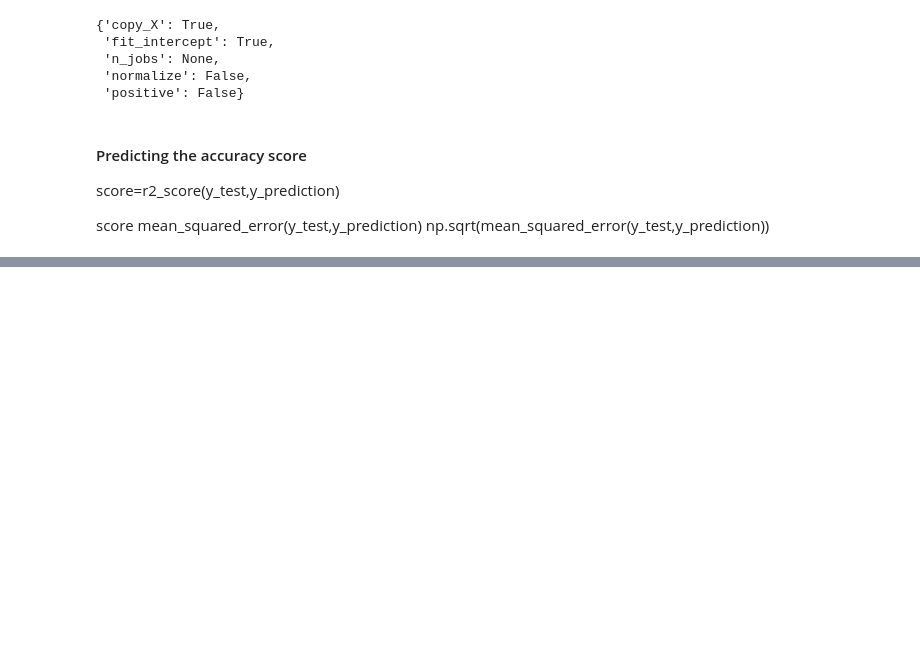
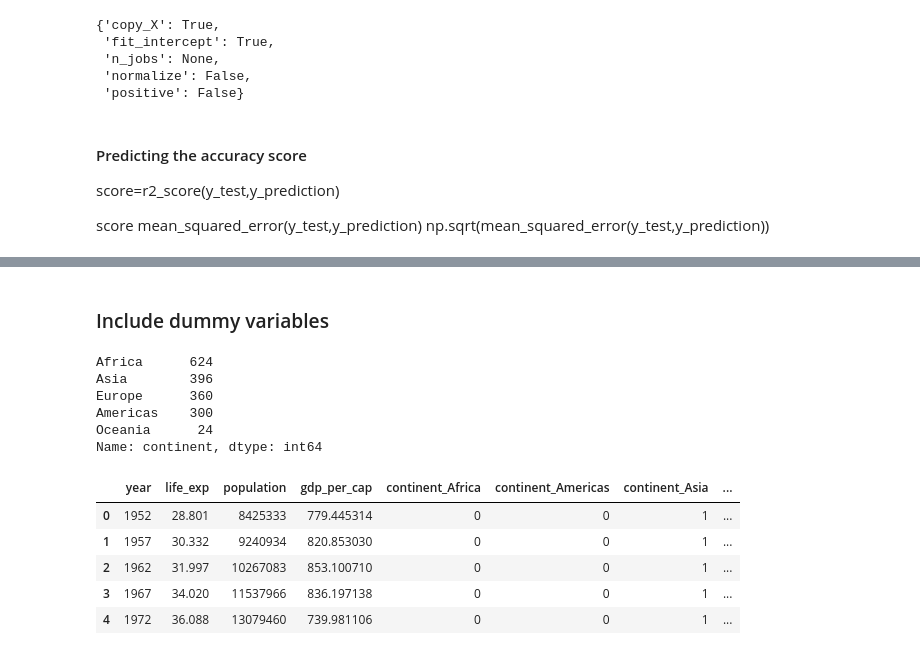
Before and after one commit to annesteinbach/supervised_learning_implementation, a Jupyter notebook: linear_regression.ipynb, the cells around one changed output, grey strips where cells are left out. Drawn from its saved outputs; the diff is of its cells as text; code cells hidden in the pictures; blank space fills up the shorter version.

```diff
--- a/linear_regression.ipynb
+++ b/linear_regression.ipynb
@@ -171,3 +173,27 @@ fig = px.scatter(df, x='population', y='gdp_per_cap')
 fig.show()
 # %% [output]
 [interactive output not drawn]
+# %% [markdown]
+### Include dummy variables
+# %%
+df.continent.value_counts()
+# %% [output]
+Africa      624
+Asia        396
+Europe      360
+Americas    300
+Oceania      24
+Name: continent, dtype: int64
+# %%
+df_dummy = df.drop(columns=['country'])
+# %%
+df_dummy = pd.get_dummies(df_dummy)
+# %%
+df_dummy.head()
+# %% [output]
+|  | year | life_exp | population | gdp_per_cap | continent_Africa | continent_Americas | continent_Asia | ... |
+| 0 | 1952 | 28.801 | 8425333 | 779.445314 | 0 | 0 | 1 | ... |
+| 1 | 1957 | 30.332 | 9240934 | 820.853030 | 0 | 0 | 1 | ... |
+| 2 | 1962 | 31.997 | 10267083 | 853.100710 | 0 | 0 | 1 | ... |
+| 3 | 1967 | 34.020 | 11537966 | 836.197138 | 0 | 0 | 1 | ... |
+| 4 | 1972 | 36.088 | 13079460 | 739.981106 | 0 | 0 | 1 | ... |
```
Also changed, not shown: parts of 7 cells of this notebook.
